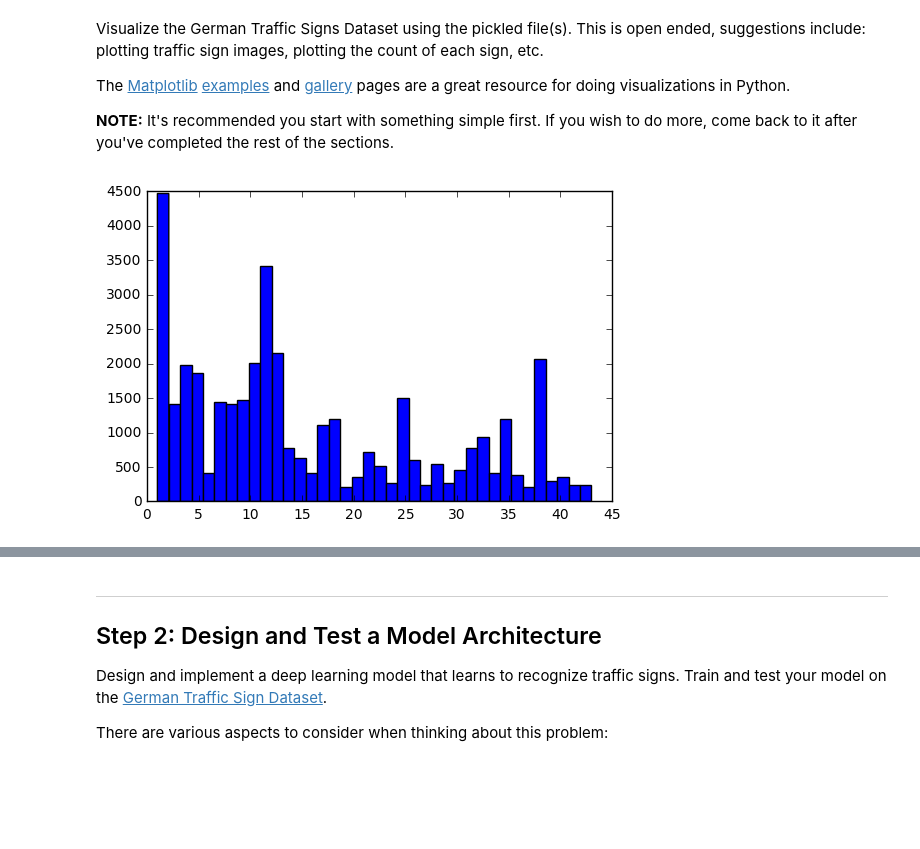
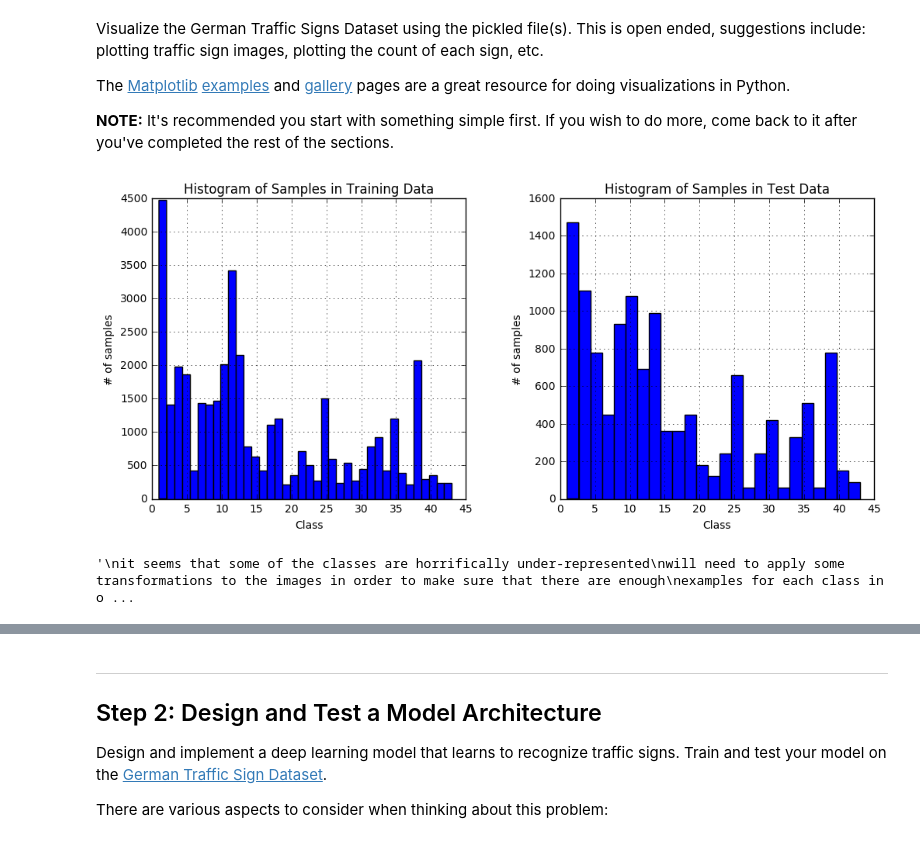
Before and after one commit to jayakasadev/Traffic-Sign-Classifier, a Jupyter notebook: Traffic_Sign_Classifier.ipynb, the cells around one changed output, grey strips where cells are left out. Drawn from its saved outputs; the diff is of its cells as text; code cells hidden in the pictures; blank space fills up the shorter version.

```diff
--- a/Traffic_Sign_Classifier.ipynb
+++ b/Traffic_Sign_Classifier.ipynb
@@ -88,22 +92,41 @@ The [Matplotlib](http://matplotlib.org/) [examples](http://matplotlib.org/exampl
 # %%
 ### Data exploration visualization goes here.
 ### Feel free to use as many code cells as needed.
 import matplotlib.pyplot as plt
 import matplotlib.image as mpimg
 # Visualizations will be shown in the notebook.
 %matplotlib inline
 
-# histogram of label frequency
-plt.hist(y_train, bins = "auto", range = (1, 43))
+# histogram of label frequency in the training data
+f, (ax1, ax2) = plt.subplots(1, 2)
+
+# Fine-tune figure; make subplots spaced out
+f.subplots_adjust(wspace = .3)
+f.set_size_inches(12, 5)
+
+ax1.hist(y_train, bins = "auto", range = (1, 43))
+ax1.set_xlabel('Class')
+ax1.set_ylabel('# of samples')
+ax1.set_title('Histogram of Samples in Training Data')
+ax1.grid(True)
+
+ax2.hist(y_test, bins = "auto", range = (1, 43))
+ax2.set_xlabel('Class')
+ax2.set_ylabel('# of samples')
+ax2.set_title('Histogram of Samples in Test Data')
+
+ax2.grid(True)
+
 plt.show()
 
 """
 it seems that some of the classes are horrifically under-represented
 will need to apply some transformations to the images in order to make sure that there are enough
 examples for each class in order for the CNN to classifisy future inputs properly
 """
 # %% [output]
-[figure, old version]
+[figure, new version]
+'\nit seems that some of the classes are horrifically under-represented\nwill need to apply some transformations to the images in order to make sure that there are enough\nexamples for each class in o ...
 # %%
 # examples of each unique class
 transform = []
```
Also changed, not shown: parts of 3 cells of this notebook.
